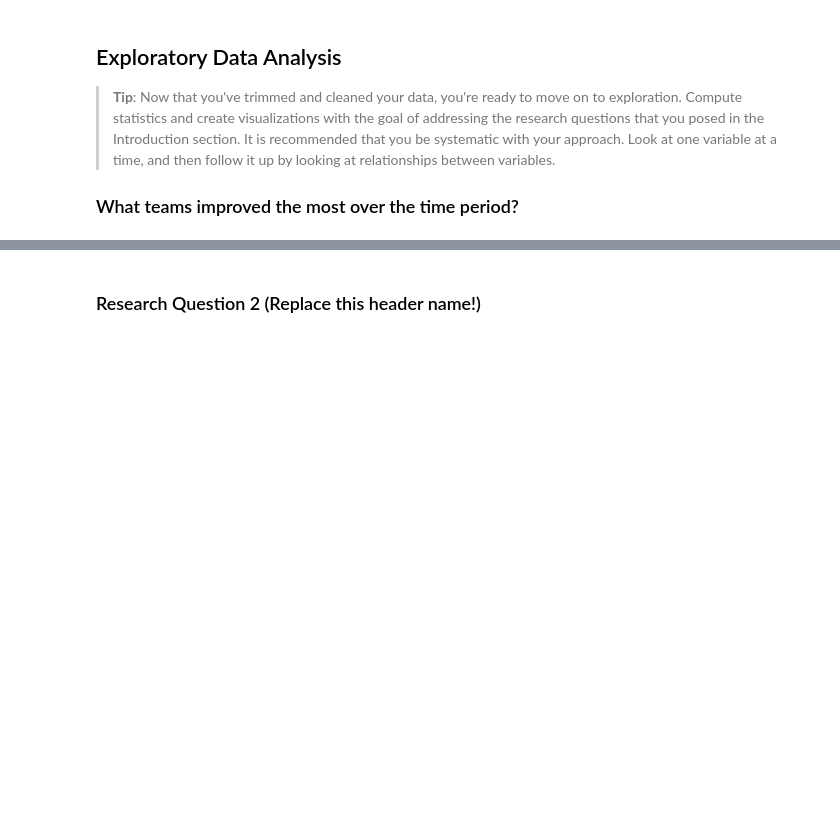
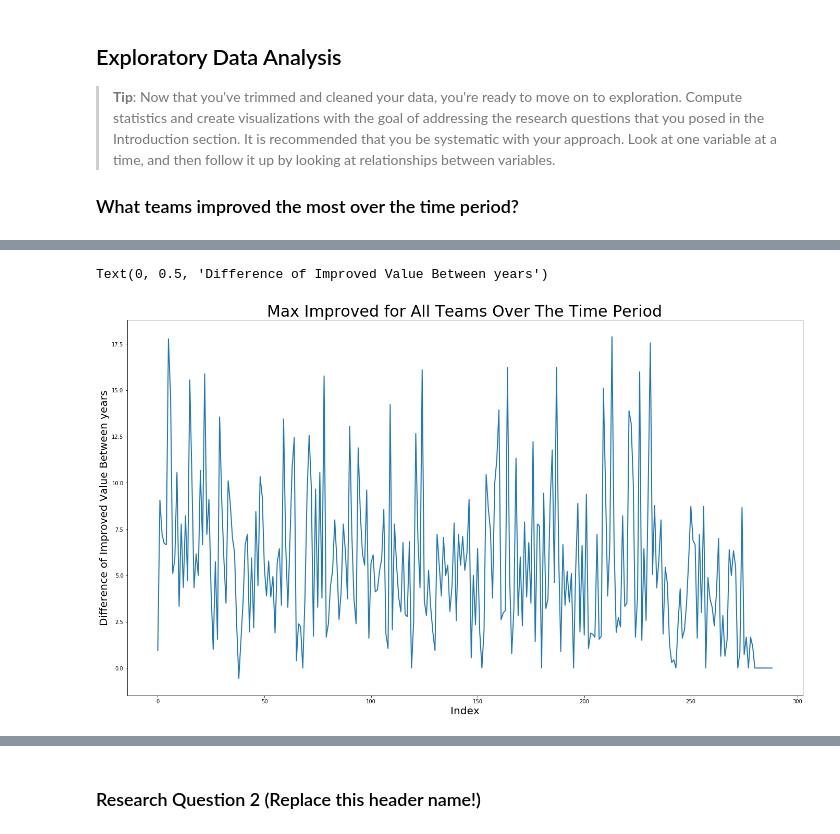
Before and after one commit to mohmednasr/europeansoccerdatabase, a Jupyter notebook: investigate-a-dataset.ipynb, the cells around one changed output, grey strips where cells are left out. Cells and saved outputs as stored; diff of their text form; code cells hidden in the pictures; blank space fills up the shorter version.

```diff
--- a/investigate-a-dataset.ipynb
+++ b/investigate-a-dataset.ipynb
@@ -361,0 +503,11 @@ df_players.head()
+# %%
+fig = plt.figure()
+ax = fig.add_axes([0.01, 0.01,3 , 2.5])
+plt.plot(over_all['max_improved_per_year'], linewidth= 2)
+plt.title('Max Improved for All Teams Over The Time Period',fontdict = {'fontsize': 30,
+ 'fontweight' : 2 })
+plt.xlabel('Index', fontdict = {'fontsize': 20, 'fontweight': 1})
+plt.ylabel('Difference of Improved Value Between years', fontdict = {'fontsize':20, 'fontweight':1})
+# %% [output]
+Text(0, 0.5, 'Difference of Improved Value Between years')
+[figure, added]
```
Also changed, not shown: parts of 26 cells of this notebook.
